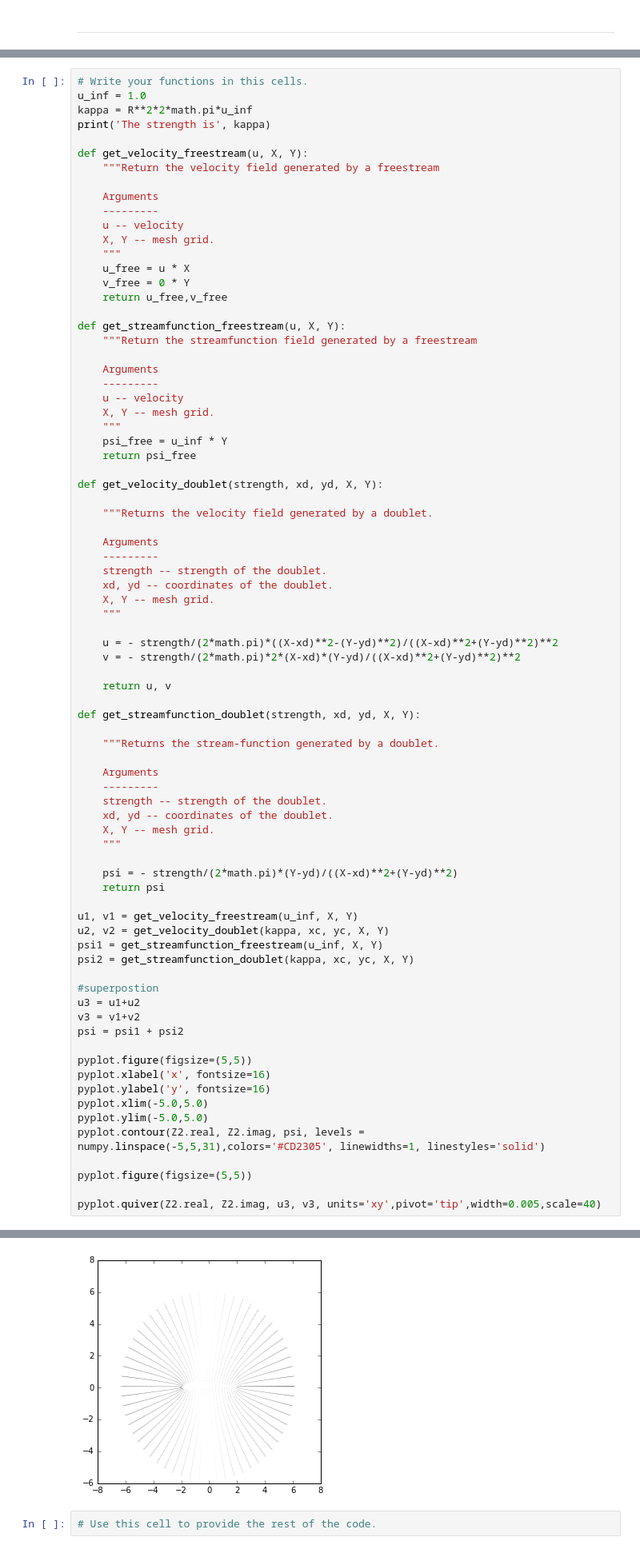
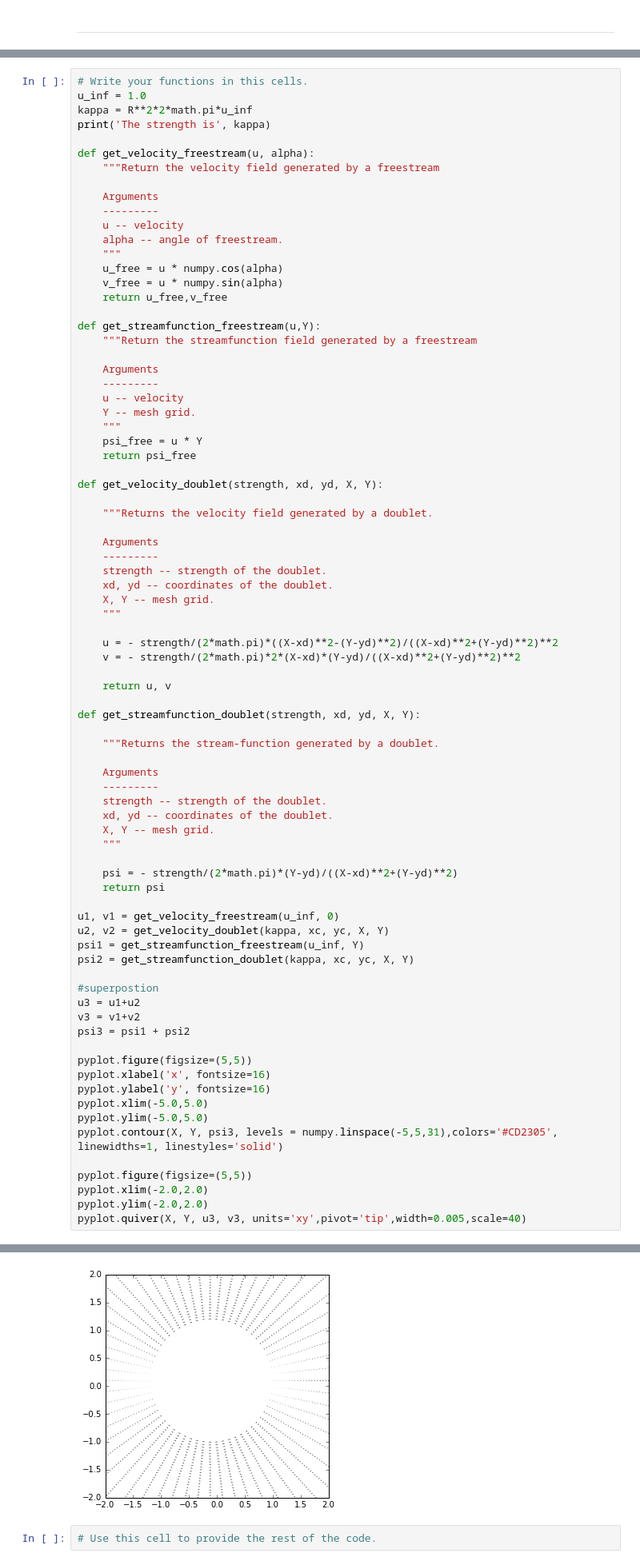
Before and after one commit to Dmphelps89/MAE6226-1, a Jupyter notebook: midterm/midterm.ipynb, the cells around one changed output, grey strips where cells are left out. Shown: that part at 80% size. Cells and saved outputs as stored; diff of their text form.

```diff
--- a/midterm/midterm.ipynb
+++ b/midterm/midterm.ipynb
@@ -204,27 +209,27 @@ u_inf = 1.0
 kappa = R**2*2*math.pi*u_inf
 print('The strength is', kappa)
 
-def get_velocity_freestream(u, X, Y):
+def get_velocity_freestream(u, alpha):
     """Return the velocity field generated by a freestream
 
     Arguments
     ---------
     u -- velocity
-    X, Y -- mesh grid.
+    alpha -- angle of freestream.
     """
-    u_free = u * X
-    v_free = 0 * Y
+    u_free = u * numpy.cos(alpha)
+    v_free = u * numpy.sin(alpha)
     return u_free,v_free
 
-def get_streamfunction_freestream(u, X, Y):
+def get_streamfunction_freestream(u,Y):
     """Return the streamfunction field generated by a freestream
 
     Arguments
     ---------
     u -- velocity
-    X, Y -- mesh grid.
+    Y -- mesh grid.
     """
-    psi_free = u_inf * Y
+    psi_free = u * Y
     return psi_free
 
 def get_velocity_doublet(strength, xd, yd, X, Y):
@@ -257,26 +262,27 @@ def get_streamfunction_doublet(strength, xd, yd, X, Y):
     psi = - strength/(2*math.pi)*(Y-yd)/((X-xd)**2+(Y-yd)**2)
     return psi
 
-u1, v1 = get_velocity_freestream(u_inf, X, Y)
+u1, v1 = get_velocity_freestream(u_inf, 0)
 u2, v2 = get_velocity_doublet(kappa, xc, yc, X, Y)
-psi1 = get_streamfunction_freestream(u_inf, X, Y)
+psi1 = get_streamfunction_freestream(u_inf, Y)
 psi2 = get_streamfunction_doublet(kappa, xc, yc, X, Y)
 
 #superpostion
 u3 = u1+u2
 v3 = v1+v2
-psi = psi1 + psi2
+psi3 = psi1 + psi2
 
 pyplot.figure(figsize=(5,5))
 pyplot.xlabel('x', fontsize=16)
 pyplot.ylabel('y', fontsize=16)
 pyplot.xlim(-5.0,5.0)
 pyplot.ylim(-5.0,5.0)
-pyplot.contour(Z2.real, Z2.imag, psi, levels = numpy.linspace(-5,5,31),colors='#CD2305', linewidths=1, linestyles='solid')
+pyplot.contour(X, Y, psi3, levels = numpy.linspace(-5,5,31),colors='#CD2305', linewidths=1, linestyles='solid')
 
 pyplot.figure(figsize=(5,5))
-
-pyplot.quiver(Z2.real, Z2.imag, u3, v3, units='xy',pivot='tip',width=0.005,scale=40)
+pyplot.xlim(-2.0,2.0)
+pyplot.ylim(-2.0,2.0)
+pyplot.quiver(X, Y, u3, v3, units='xy',pivot='tip',width=0.005,scale=40)
 # %% [output]
 The strength is 7.665486074759095
 <matplotlib.quiver.Quiver at 0x...>
@@ -284,4 +290,4 @@ The strength is 7.665486074759095
-[figure, old version]
+[figure, new version]
 # %%
 # Use this cell to provide the rest of the code.
 # %% [markdown]
```
Also changed, not shown: parts of 6 cells of this notebook.
